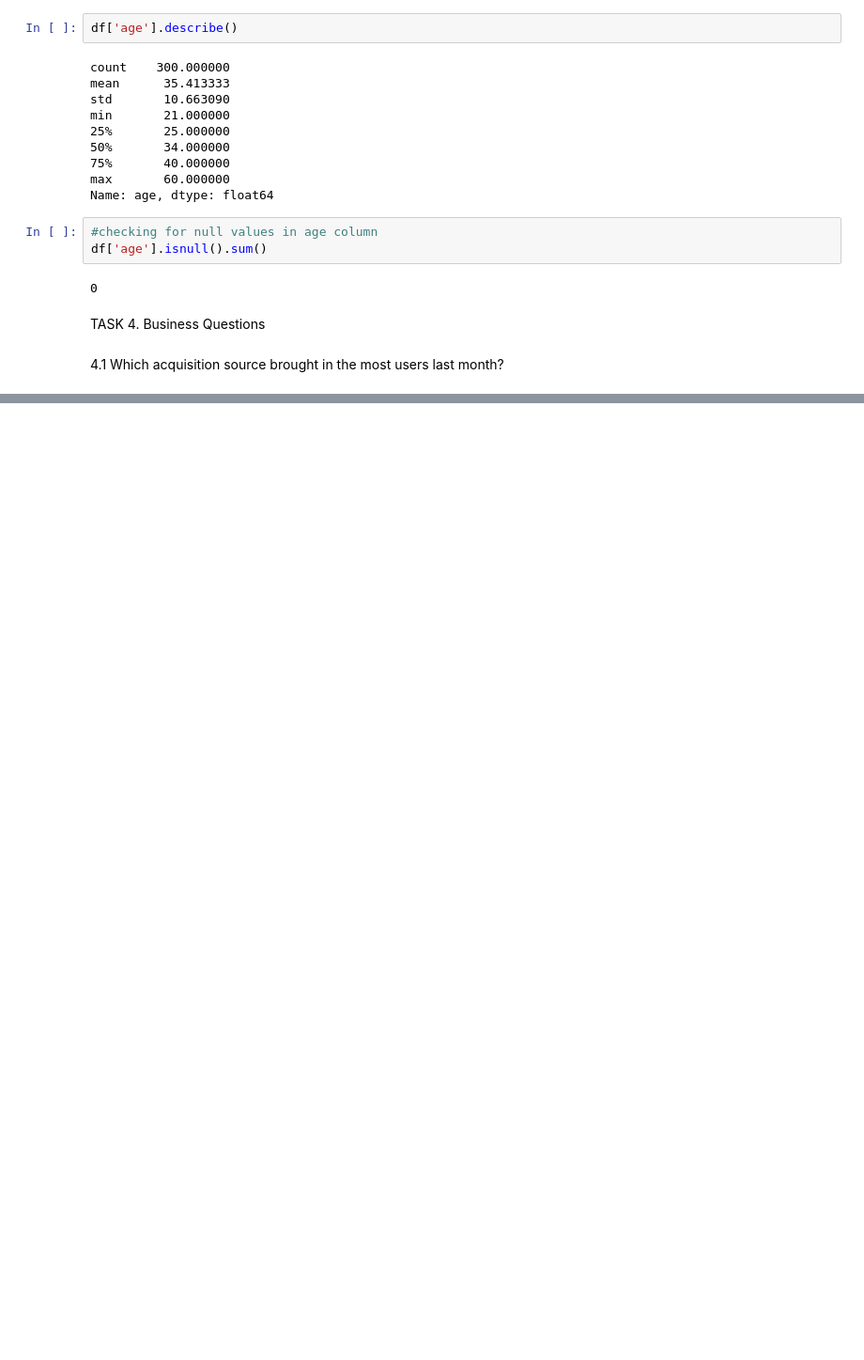
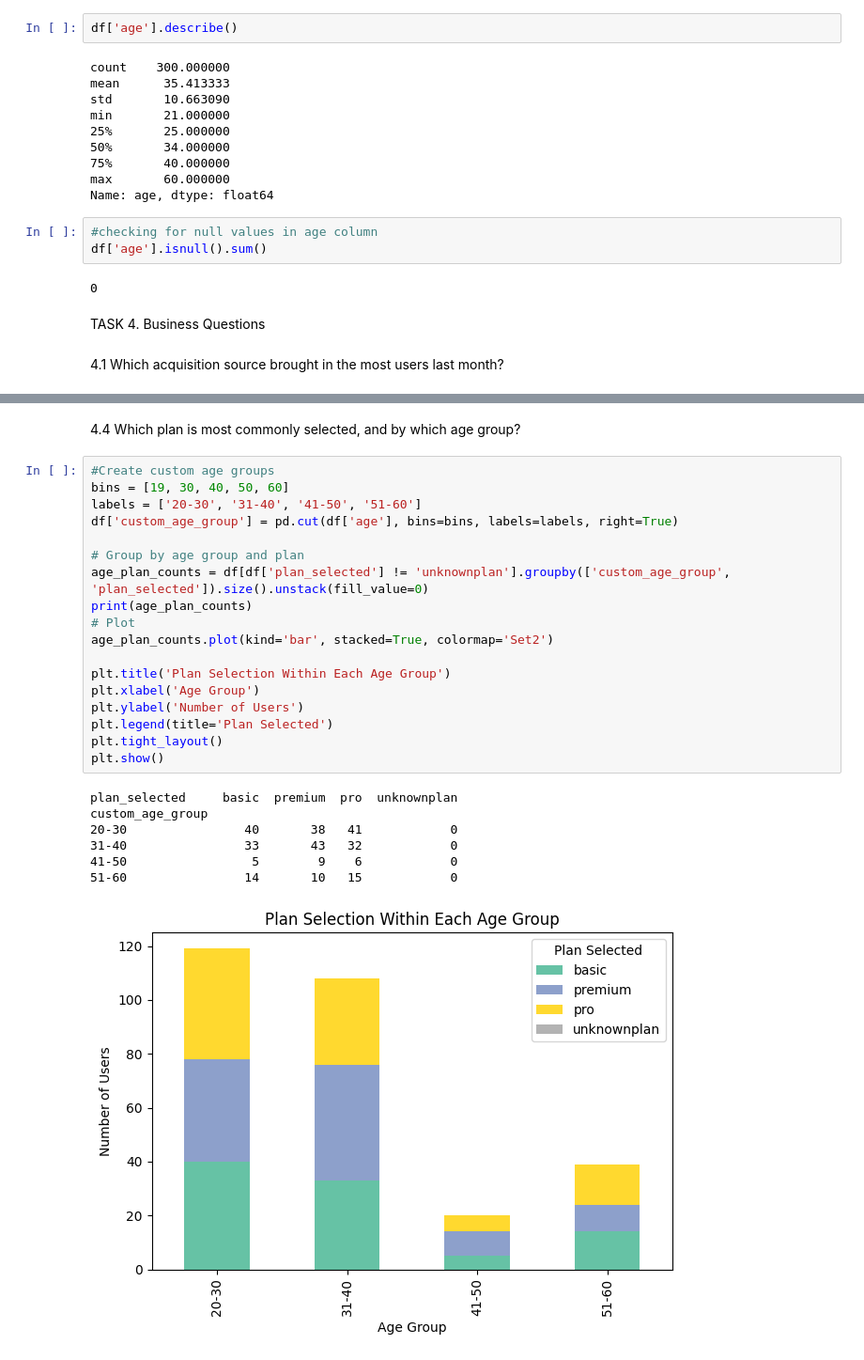
Before and after one commit to SavilRosario05/Uptrail-Internship, a Jupyter notebook: Week1_project_savil.ipynb, the cells around one changed output, grey strips where cells are left out. Shown at 94% size. Saved outputs shown, nothing was run; the diff lists cells and outputs as text; blank space fills up the shorter version.

```diff
--- a/Week1_project_savil.ipynb
+++ b/Week1_project_savil.ipynb
@@ -694,0 +721,28 @@ South      8     59       13.559322
+# %% [markdown]
+4.4 Which plan is most commonly selected, and by which age group?
+# %%
+#Create custom age groups
+bins = [19, 30, 40, 50, 60]
+labels = ['20-30', '31-40', '41-50', '51-60']
+df['custom_age_group'] = pd.cut(df['age'], bins=bins, labels=labels, right=True)
+
+# Group by age group and plan
+age_plan_counts = df[df['plan_selected'] != 'unknownplan'].groupby(['custom_age_group', 'plan_selected']).size().unstack(fill_value=0)
+print(age_plan_counts)
+# Plot
+age_plan_counts.plot(kind='bar', stacked=True, colormap='Set2')
+
+plt.title('Plan Selection Within Each Age Group')
+plt.xlabel('Age Group')
+plt.ylabel('Number of Users')
+plt.legend(title='Plan Selected')
+plt.tight_layout()
+plt.show()
+# %% [output]
+plan_selected     basic  premium  pro  unknownplan
+custom_age_group
+20-30                40       38   41            0
+31-40                33       43   32            0
+41-50                 5        9    6            0
+51-60                14       10   15            0
+[figure, added]
```
Also changed, not shown: parts of 10 cells of this notebook.
